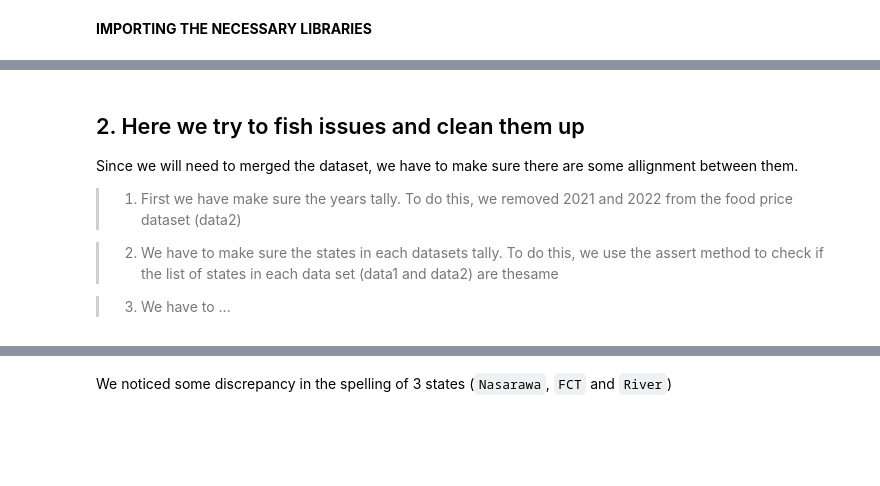
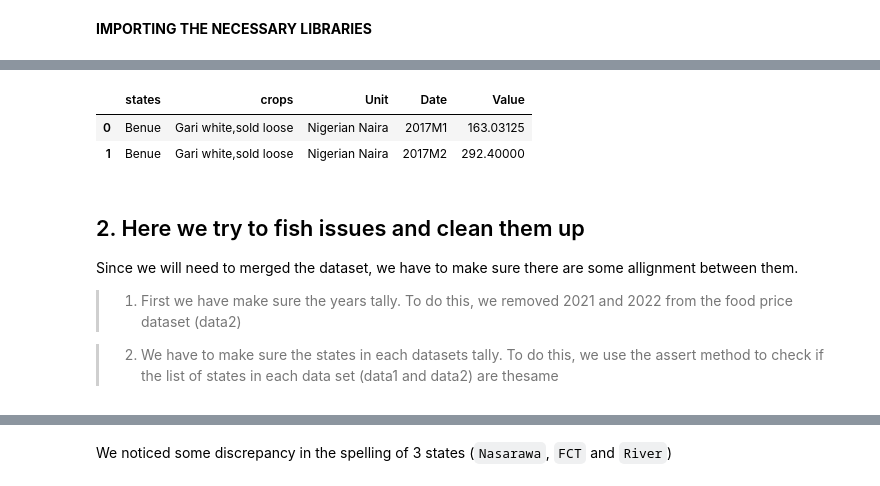
Before and after one commit to OhuneneIbrahim/Agricultural-food-price-prediction, a Jupyter notebook: ML_for_Agriculture.ipynb, the cells around one changed output, grey strips where cells are left out. Drawn from its saved outputs; the diff is of its cells as text; code cells hidden in the pictures; blank space fills up the shorter version.

```diff
--- a/ML_for_Agriculture.ipynb
+++ b/ML_for_Agriculture.ipynb
@@ -45,5 +54,11 @@ data1.head()
 # %%
 #Food price dataset
-data2 = pd.read_csv("https://raw.githubusercontent.com/SandyCOG/Agricultural-food-price-prediction/main/food_price_dataset?token=GHSAT0AAAAAACJSLETFT5SNNF6M5GE3BP7KZKHXSSQ")
+data2 = pd.read_csv("https://raw.githubusercontent.com/OhuneneIbrahim/Agricultural-food-price-prediction/main/all.csv?token=GHSAT0AAAAAACJSLETE5TGM6JM3Q3QXOPAYZKMJM4A")
+# %%
+data2.head(2)
+# %% [output]
+|  | states | crops | Unit | Date | Value |
+| 0 | Benue | Gari white,sold loose | Nigerian Naira | 2017M1 | 163.03125 |
+| 1 | Benue | Gari white,sold loose | Nigerian Naira | 2017M2 | 292.40000 |
 # %%
 #inflation rate dataset
@@ -56,8 +71,6 @@ Since we will need to merged the dataset, we have to make sure there are some al
 >1. First we have make sure the years tally. To do this, we removed 2021 and 2022 from the food price dataset (data2)
 
 >2. We have to make sure the states in each datasets tally. To do this, we use the assert method to check if the list of states in each data set (data1 and data2) are thesame
-
->3. We have to ...
 # %%
 #removing 2021 and 2022
 data2 = data2[~data2['Date'].str.startswith(('2021', '2022'))]
```
Also changed, not shown: parts of 41 cells of this notebook.
